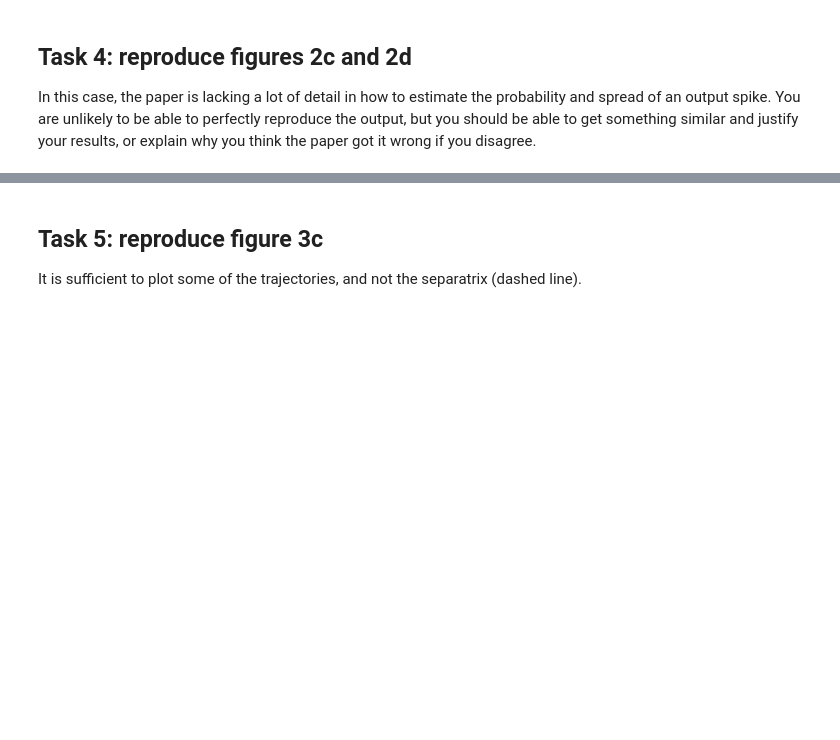
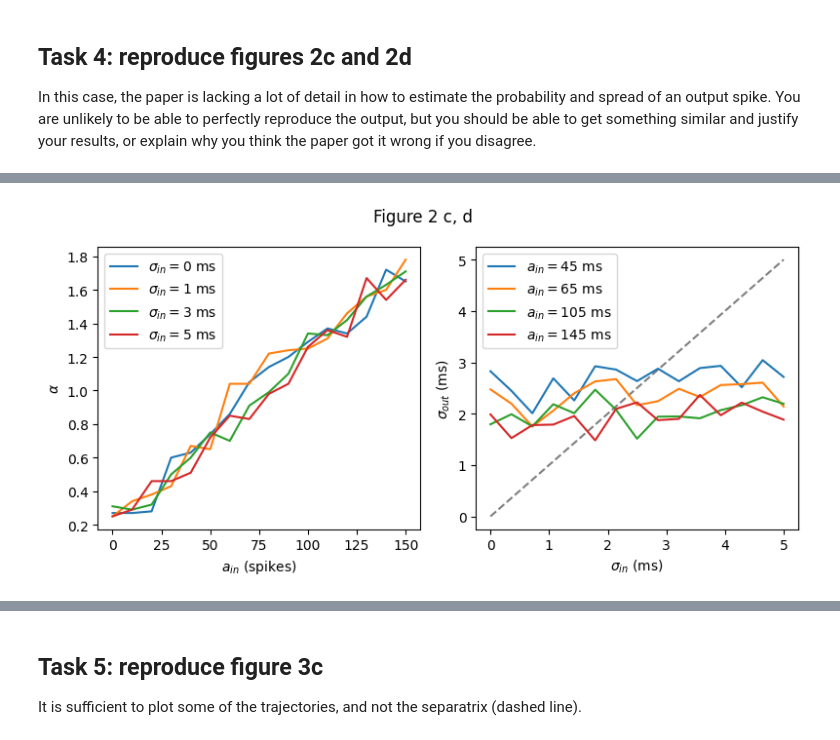
Before and after one commit to hk221/Neuro_for_ML, a Jupyter notebook: Synfire Chains/synfire_no_answers.ipynb, the cells around one changed output, grey strips where cells are left out. Cells and saved outputs as stored; diff of their text form; code cells hidden in the pictures; blank space fills up the shorter version.

```diff
--- a/Synfire Chains/synfire_no_answers.ipynb
+++ b/Synfire Chains/synfire_no_answers.ipynb
@@ -379,3 +278,58 @@ Filtered sigma_out (ms): 0.530148695074211
+# %%
+# TODO: Fill in all the ... below
+# Your implementation of estimate_pulse_parameters might need additional arguments depending how you implement it
+
+
+# Verify figure 2c,d
+def estimate_pulse_parameters(s, dt=0.1):
+    # Count spikes per neuron
+    num_neurons = s.shape[0]
+    total_spikes = np.sum(s)  # Assuming nonzero entries in s represent spikes
+    alpha = total_spikes / num_neurons  # Probability of an output spike
+
+    # sigma_out = spread (in ms) of output spikes caused by the pulse
+    # Spread of spikes over time (assuming s has spike timings in milliseconds)
+    #sigma_out = np.std(s.nonzero()[1]) * 0.01
+    spike_times = np.nonzero(s)[1]  # Extract times where spikes occur
+    sigma_out = np.std(spike_times) * 0.01 # Spread of output spikes
+
+    return alpha, sigma_out
+
+
+def neural_transmission(a_in, sigma_in, repeats=1000, dt=0.1):
+    # We put in a burst of a_in spikes with spread sigma_in
+    s = input_burst(
+        num_neurons=a_in, num_active=a_in, sigma=sigma_in, num_time_steps=1000
+    )
+        #s_accumulated = all_to_all(s, num_neurons)
+    _, s = simulate_layer(spikes_in=all_to_all(s, num_neurons))
+    # Run the simulation for one layer
+    #_, s = simulate_layer(spikes_in=s)
+    return estimate_pulse_parameters(s)
+
+
+plt.figure(figsize=(8, 4))
+plt.subplot(121)
+for sigma in [0, 1, 3, 5]:
+    A_IN = np.arange(0, 150 + 1, 10)
+    ALPHA = [neural_transmission(a_in, sigma)[0] for a_in in A_IN]
+    plt.plot(A_IN, ALPHA, label=f"$\\sigma_{{in}}={sigma}$ ms")
+plt.xlabel(r"$a_{in}$ (spikes)")
+plt.ylabel(r"$\alpha$")
+plt.legend(loc="best")
+plt.subplot(122)
+for a_in in [45, 65, 105, 145]:
+    SIGMA_IN = np.linspace(0, 5, 15)
+    SIGMA_OUT = [neural_transmission(a_in, sigma_in)[1] for sigma_in in SIGMA_IN]
+    plt.plot(SIGMA_IN, SIGMA_OUT, label=f"$a_{{in}}={a_in}$ ms")
+plt.plot([0, 5], [0, 5], ls="--", c="grey", zorder=-1)
+plt.xlabel(r"$\sigma_{in}$ (ms)")
+plt.ylabel(r"$\sigma_{out}$ (ms)")
+plt.legend(loc="best")
+plt.suptitle("Figure 2 c, d")
+plt.tight_layout()
+# %% [output]
+[figure, added]
 # %% [markdown]
 Expected results (as you can see, not exactly the same as in the paper which I couldn't reproduce perfectly):
 
```
Also changed, not shown: parts of 4 cells of this notebook.
